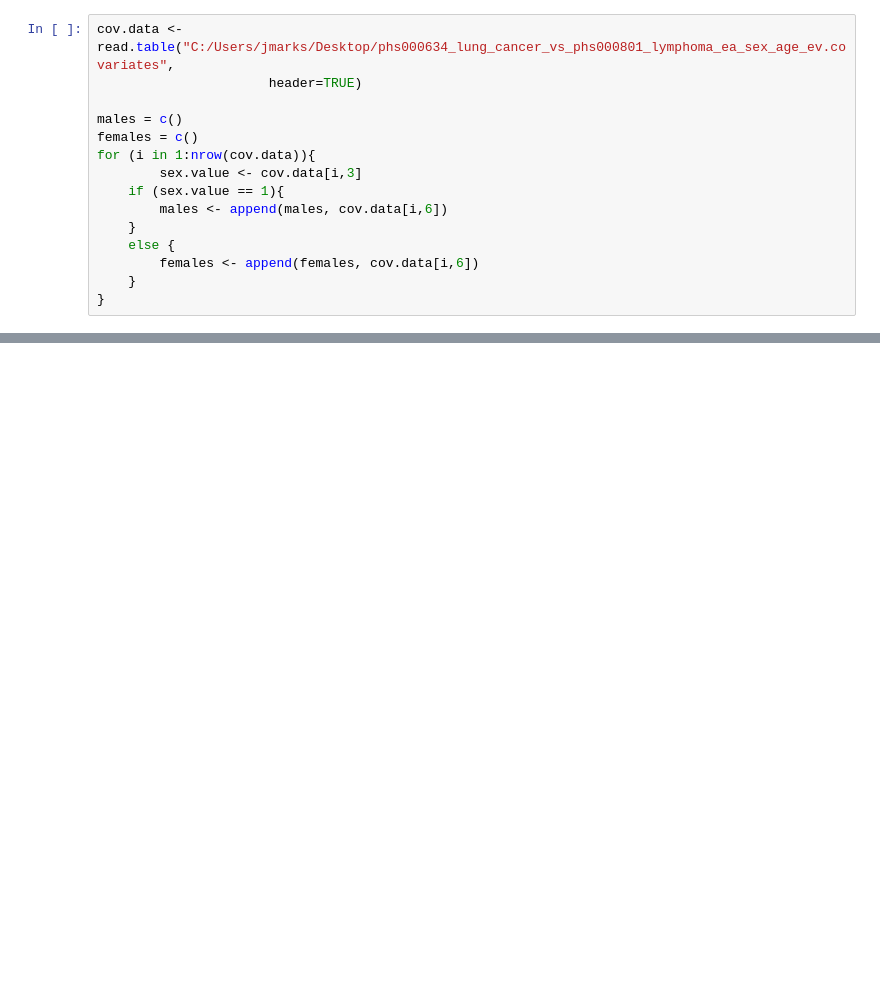
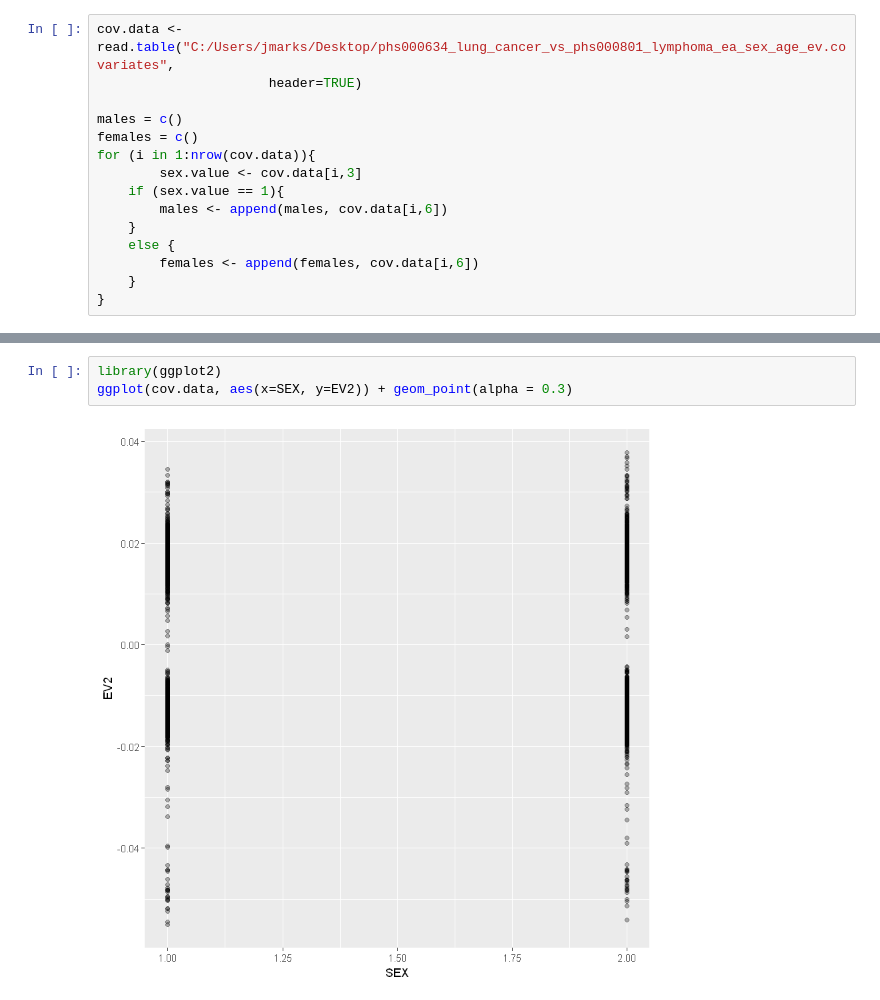
Before and after one commit to jaamarks/jaamarks_notebooks, a Jupyter notebook: Heroin_Project/develop/ev2 vs sex.ipynb, the cells around one changed output, grey strips where cells are left out. Saved outputs shown, nothing was run; the diff lists cells and outputs as text; blank space fills up the shorter version.

```diff
--- a/Heroin_Project/develop/ev2 vs sex.ipynb
+++ b/Heroin_Project/develop/ev2 vs sex.ipynb
@@ -39,0 +20,5 @@ cov.data
+# %%
+library(ggplot2)
+ggplot(cov.data, aes(x=SEX, y=EV2)) + geom_point(alpha = 0.3)
+# %% [output]
+[figure, added]
```
Also changed, not shown: parts of 3 cells of this notebook.
